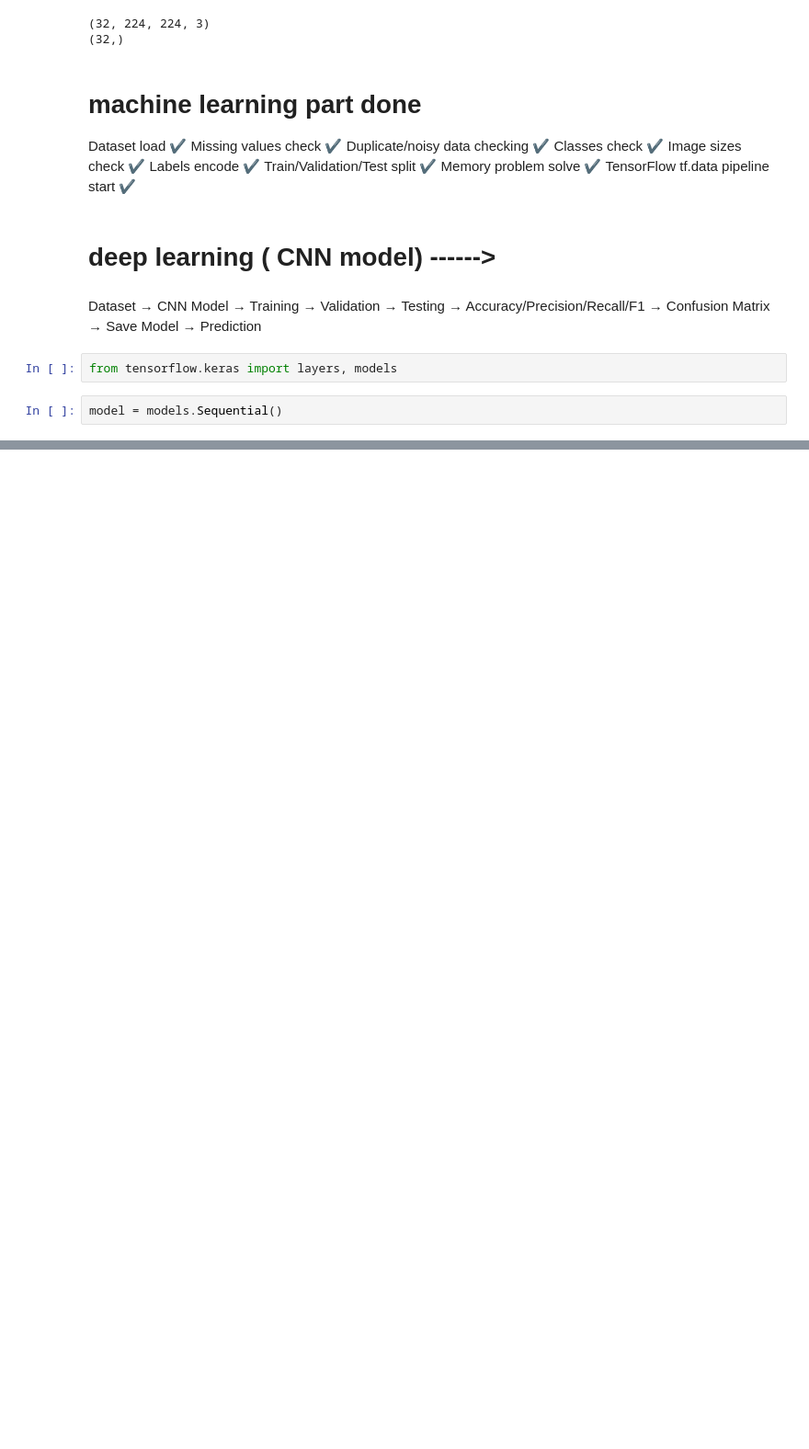
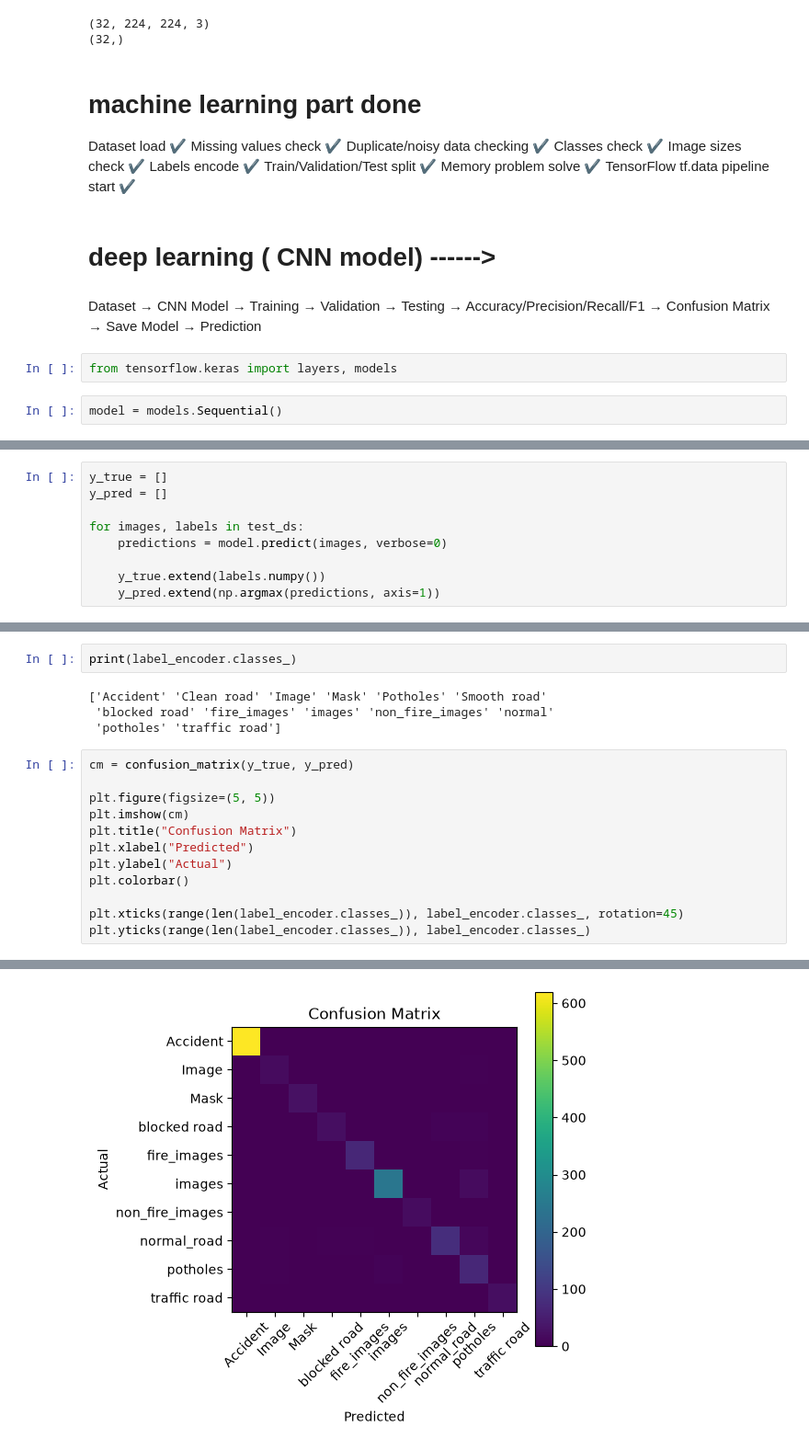
Before and after one commit to Salonivatsa/SAHAYAK-AI, a Jupyter notebook: data_cleaning.ipynb, the cells around one changed output, grey strips where cells are left out. Shown at 92% size. Saved outputs shown, nothing was run; the diff lists cells and outputs as text; blank space fills up the shorter version.

```diff
--- a/data_cleaning.ipynb
+++ b/data_cleaning.ipynb
@@ -411,0 +537,9 @@ Model: "sequential"
+# %%
+y_true = []
+y_pred = []
+
+for images, labels in test_ds:
+    predictions = model.predict(images, verbose=0)
+
+    y_true.extend(labels.numpy())
+    y_pred.extend(np.argmax(predictions, axis=1))
@@ -411,0 +565,19 @@ Model: "sequential"
+# %%
+print(label_encoder.classes_)
+# %% [output]
+['Accident' 'Clean road' 'Image' 'Mask' 'Potholes' 'Smooth road'
+ 'blocked road' 'fire_images' 'images' 'non_fire_images' 'normal'
+ 'potholes' 'traffic road']
+# %%
+cm = confusion_matrix(y_true, y_pred)
+
+plt.figure(figsize=(5, 5))
+plt.imshow(cm)
+plt.title("Confusion Matrix")
+plt.xlabel("Predicted")
+plt.ylabel("Actual")
+plt.colorbar()
+
+plt.xticks(range(len(label_encoder.classes_)), label_encoder.classes_, rotation=45)
+plt.yticks(range(len(label_encoder.classes_)), label_encoder.classes_)
+# %% [output]
@@ -411,0 +604 @@ Model: "sequential"
+[figure, added]
```
Also changed, not shown: parts of 29 cells of this notebook.
